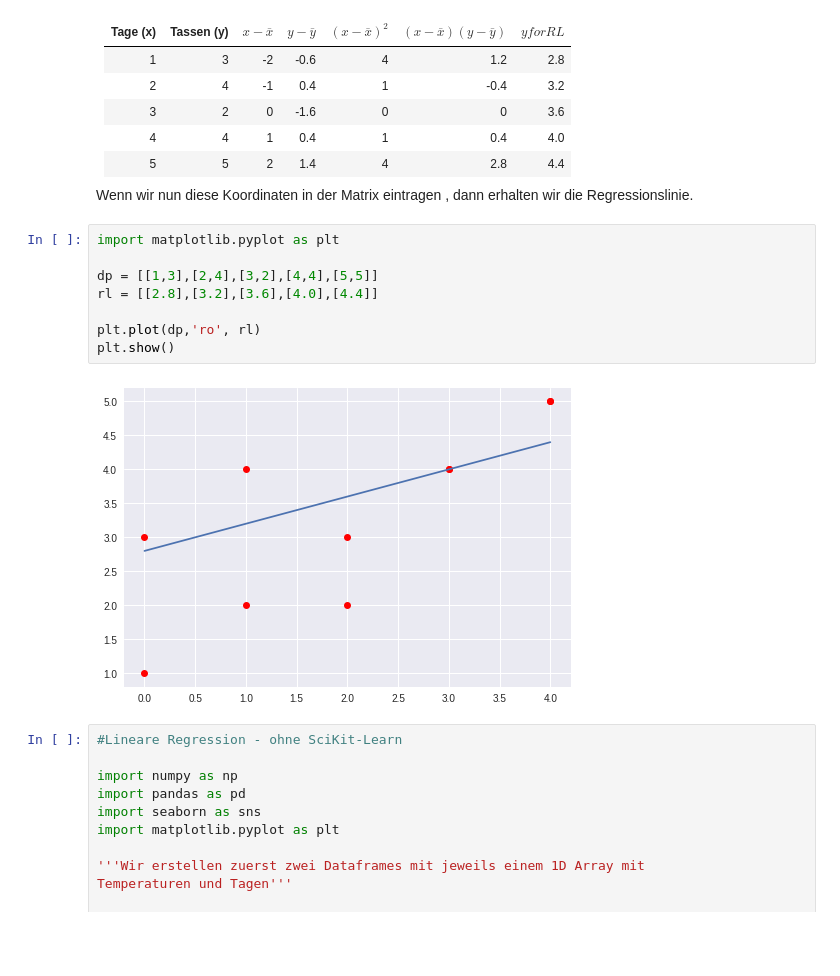
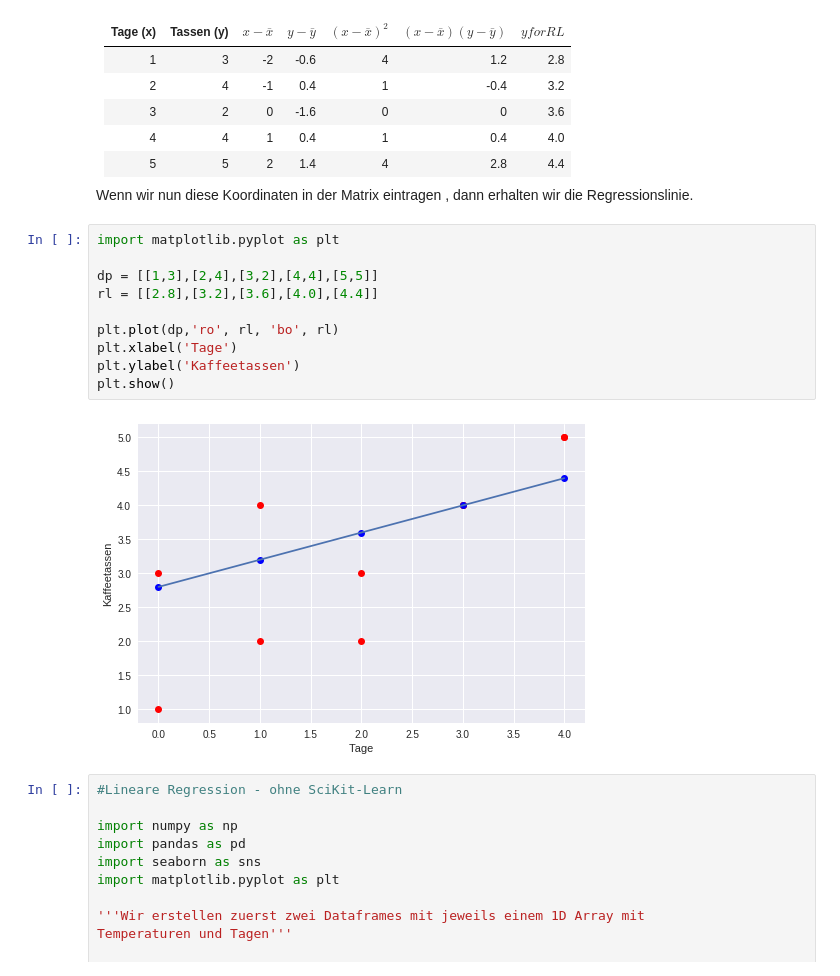
Before and after one commit to sakuronohana/my_datascience, a Jupyter notebook: Machine_Learning_Modells.ipynb, the cells around one changed output. Saved outputs shown, nothing was run; the diff lists cells and outputs as text; blank space fills up the shorter version.

```diff
--- a/Machine_Learning_Modells.ipynb
+++ b/Machine_Learning_Modells.ipynb
@@ -167,13 +167,15 @@ Wenn wir nun diese Koordinaten in der Matrix eintragen , dann erhalten wir die R
 # %%
 import matplotlib.pyplot as plt
 
 dp = [[1,3],[2,4],[3,2],[4,4],[5,5]]
 rl = [[2.8],[3.2],[3.6],[4.0],[4.4]]
 
-plt.plot(dp,'ro', rl)
+plt.plot(dp,'ro', rl, 'bo', rl)
+plt.xlabel('Tage')
+plt.ylabel('Kaffeetassen')
 plt.show()
 # %% [output]
-[figure, old version]
+[figure, new version]
 # %%
 #Lineare Regression - ohne SciKit-Learn
 
```
